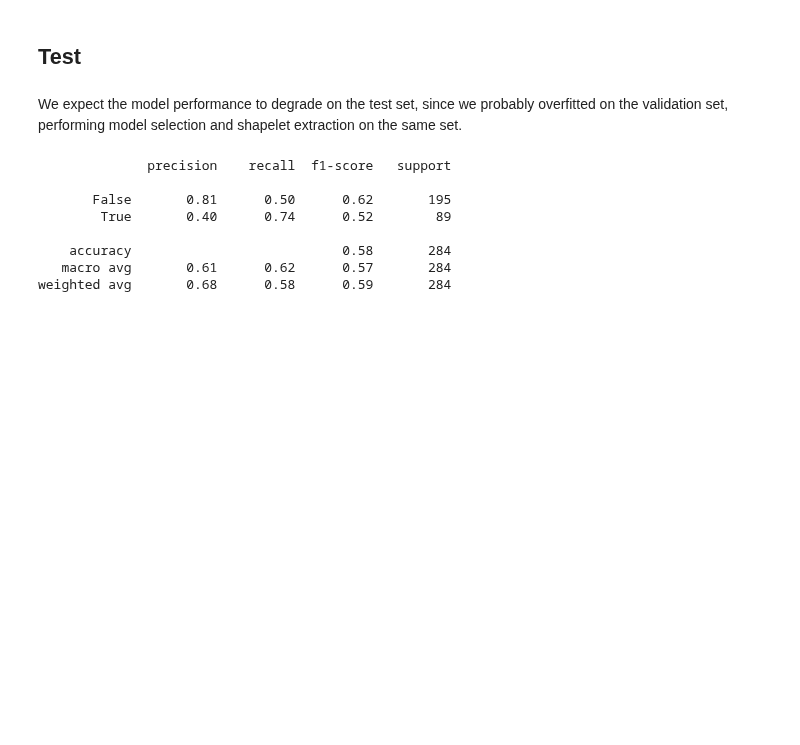
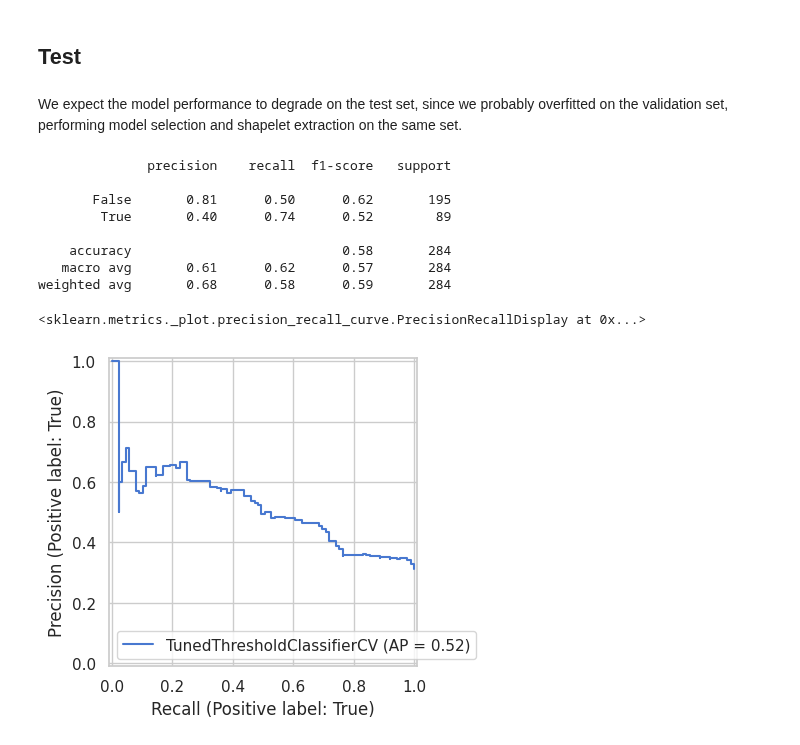
Before and after one commit to g-fabiani4-unipi/dm2_project, a Jupyter notebook: src/time_series/shapelets_matrix_profile.ipynb, the cells around one changed output. Cells and saved outputs as stored; diff of their text form; code cells hidden in the pictures; blank space fills up the shorter version.

```diff
--- a/src/time_series/shapelets_matrix_profile.ipynb
+++ b/src/time_series/shapelets_matrix_profile.ipynb
@@ -351,3 +352,8 @@ print(classification_report(test_y, y_pred))
     accuracy                           0.58       284
    macro avg       0.61      0.62      0.57       284
 weighted avg       0.68      0.58      0.59       284
+# %%
+PrecisionRecallDisplay.from_estimator(tuned_model, test_X_sh, test_y)
+# %% [output]
+<sklearn.metrics._plot.precision_recall_curve.PrecisionRecallDisplay at 0x...>
+[figure, added]
```
Also changed, not shown: parts of 2 cells of this notebook, 12 other files.
